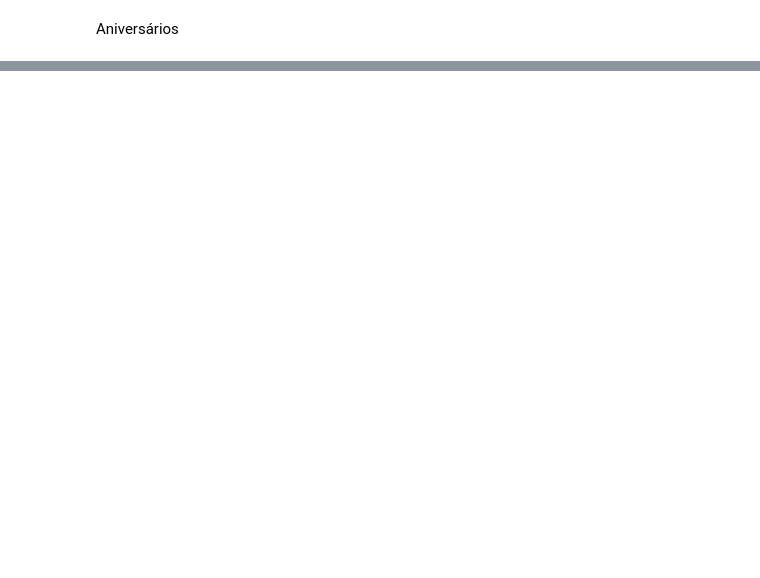
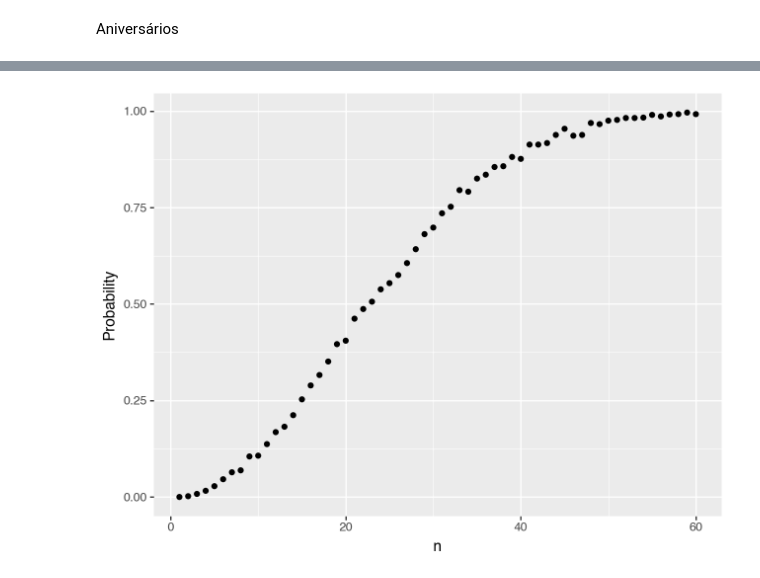
Before and after one commit to prof-LuizAlbano/feec-analise-dados-visual, a Jupyter notebook: Aulas/10-2024-05-10/RA272746_participacao6.ipynb, the cells around one changed output, grey strips where cells are left out. Cells and saved outputs as stored; diff of their text form; code cells hidden in the pictures; blank space fills up the shorter version.

```diff
--- a/Aulas/10-2024-05-10/RA272746_participacao6.ipynb
+++ b/Aulas/10-2024-05-10/RA272746_participacao6.ipynb
@@ -206,0 +239,7 @@ print(mean_result)
+# %%
+df_bdays = pd.DataFrame({
+    "n": n,
+    "probs" : probs
+})
+
+df_bdays
@@ -206,0 +272,8 @@ print(mean_result)
+# %%
+(
+    ggplot(df_bdays, aes(x='n', y='prob'))
+    + geom_point()
+    + labs(x='n', y='Probability')
+)
+# %% [output]
+[figure, added]
```
Also changed, not shown: parts of 10 cells of this notebook.
